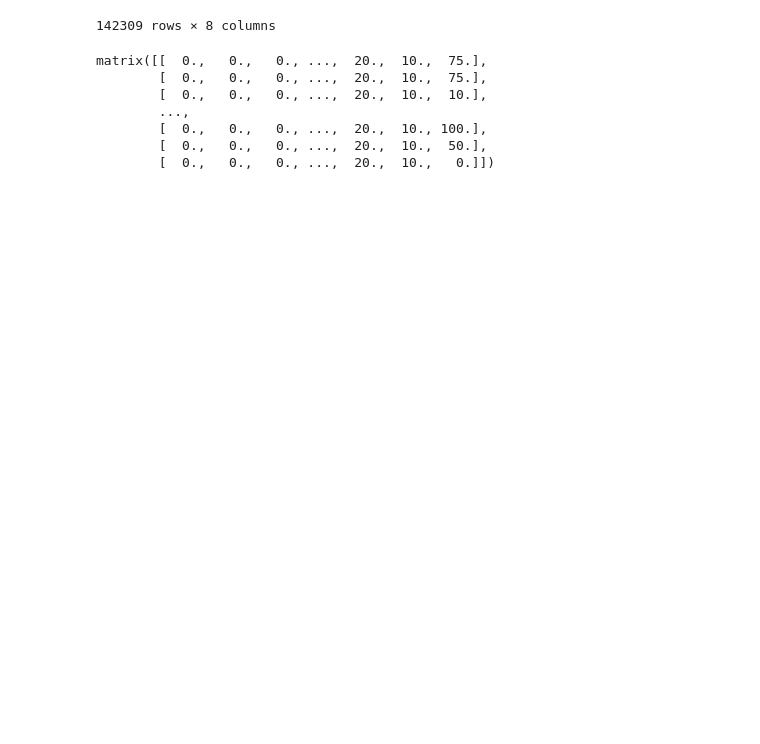
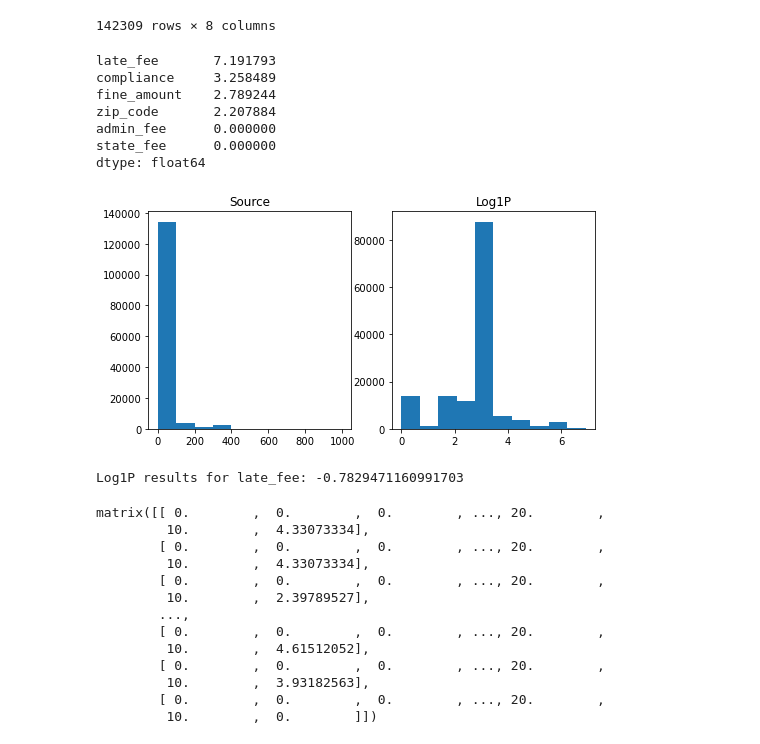
Before and after one commit to akmalsoliev/Fine_payment_prediction, a Jupyter notebook: Chicago Fine Payment Predict.ipynb, the cells around one changed output. Drawn from its saved outputs; the diff is of its cells as text; code cells hidden in the pictures; blank space fills up the shorter version.

```diff
--- a/Chicago Fine Payment Predict.ipynb
+++ b/Chicago Fine Payment Predict.ipynb
@@ -53,6 +53,34 @@ train
 | 250288 | Bell, Maydell | 48204 | Responsible by Default | 500.0 | 20 | 10 | 50.0 | 0.0 |
 | 250290 | Johnson, Lois | 48212 | Responsible by Determination | 200.0 | 20 | 10 | 0.0 | 1.0 |
 142309 rows × 8 columns
+# %%
+# Analyzing the data, attempting to find an improvements that can be made on the data
+
+print(train.skew().sort_values(ascending=False))
+
+import matplotlib.pyplot as plt
+
+fig, (ax1, ax2) = plt.subplots(1, 2, figsize=(8, 4))
+ax1.hist(train['late_fee'])
+ax2.hist(train['late_fee'].apply(np.log1p))
+ax1.set(title='Source'), ax2.set(title='Log1P')
+plt.show()
+
+# Log1p provides us with much better skew
+
+print("Log1P results for late_fee:", train['late_fee'].apply(np.log1p).skew())
+
+train['late_fee']= train['late_fee'].apply(np.log1p)
+# %% [output]
+late_fee       7.191793
+compliance     3.258489
+fine_amount    2.789244
+zip_code       2.207884
+admin_fee      0.000000
+state_fee      0.000000
+dtype: float64
+[figure, added]
+Log1P results for late_fee: -0.7829471160991703
 # %%
 from sklearn.preprocessing import OneHotEncoder
 from sklearn.compose import make_column_transformer
@@ -69,10 +97,16 @@ X_train = columns_tran.transform(X)
 
 X_train.todense()
 # %% [output]
-matrix([[  0.,   0.,   0., ...,  20.,  10.,  75.],
-        [  0.,   0.,   0., ...,  20.,  10.,  75.],
-        [  0.,   0.,   0., ...,  20.,  10.,  10.],
+matrix([[ 0.        ,  0.        ,  0.        , ..., 20.        ,
+         10.        ,  4.33073334],
+        [ 0.        ,  0.        ,  0.        , ..., 20.        ,
+         10.        ,  4.33073334],
+        [ 0.        ,  0.        ,  0.        , ..., 20.        ,
+         10.        ,  2.39789527],
         ...,
-        [  0.,   0.,   0., ...,  20.,  10., 100.],
-        [  0.,   0.,   0., ...,  20.,  10.,  50.],
-        [  0.,   0.,   0., ...,  20.,  10.,   0.]])
+        [ 0.        ,  0.        ,  0.        , ..., 20.        ,
+         10.        ,  4.61512052],
+        [ 0.        ,  0.        ,  0.        , ..., 20.        ,
+         10.        ,  3.93182563],
+        [ 0.        ,  0.        ,  0.        , ..., 20.        ,
+         10.        ,  0.        ]])
```
Also changed, not shown: parts of 11 cells of this notebook, 3 other files.
